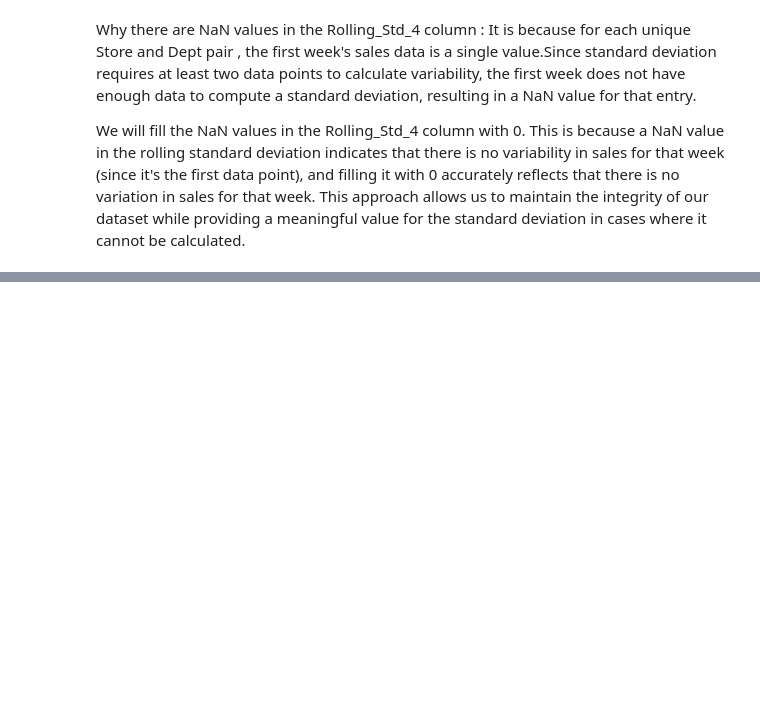
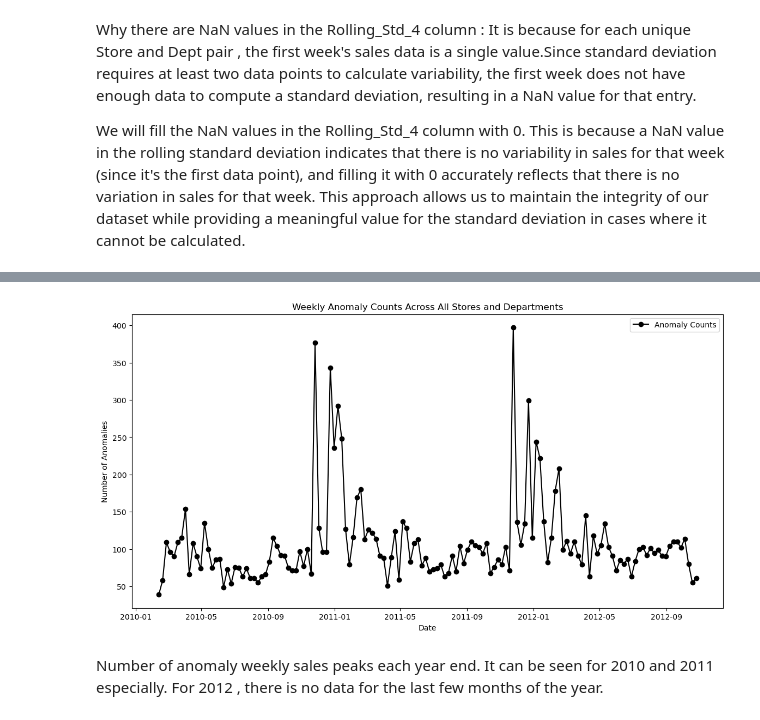
Before and after one commit to AnkurBhatt07/Integrated-Retail-Analytics-for-Store-Optimization-and-Demand-Forecasting, a Jupyter notebook: 2_eda_and_feature_engineering.ipynb, the cells around one changed output, grey strips where cells are left out. Drawn from its saved outputs; the diff is of its cells as text; code cells hidden in the pictures; blank space fills up the shorter version.

```diff
--- a/2_eda_and_feature_engineering.ipynb
+++ b/2_eda_and_feature_engineering.ipynb
@@ -417,0 +500,17 @@ df.to_parquet("processed_data/feature_engineered_retail_data.parquet", index=Fal
+# %%
+# Count Anomalies per week across all stores and departments
+
+anomalies_all = df[df["Pct_Deviation"].abs() > threshold]
+weekly_counts = anomalies_all.groupby("Date").size()
+
+plt.figure(figsize=(14,7))
+plt.plot(weekly_counts.index, weekly_counts.values, marker='o' , color = "black",label='Anomaly Counts')
+plt.xlabel("Date")
+plt.ylabel("Number of Anomalies")
+plt.title("Weekly Anomaly Counts Across All Stores and Departments")
+plt.legend()
+plt.show()
+# %% [output]
+[figure, added]
+# %% [markdown]
+Number of anomaly weekly sales peaks each year end. It can be seen for 2010 and 2011 especially. For 2012 , there is no data for the last few months of the year.
```
Also changed, not shown: parts of 16 cells of this notebook, 5 other files.
